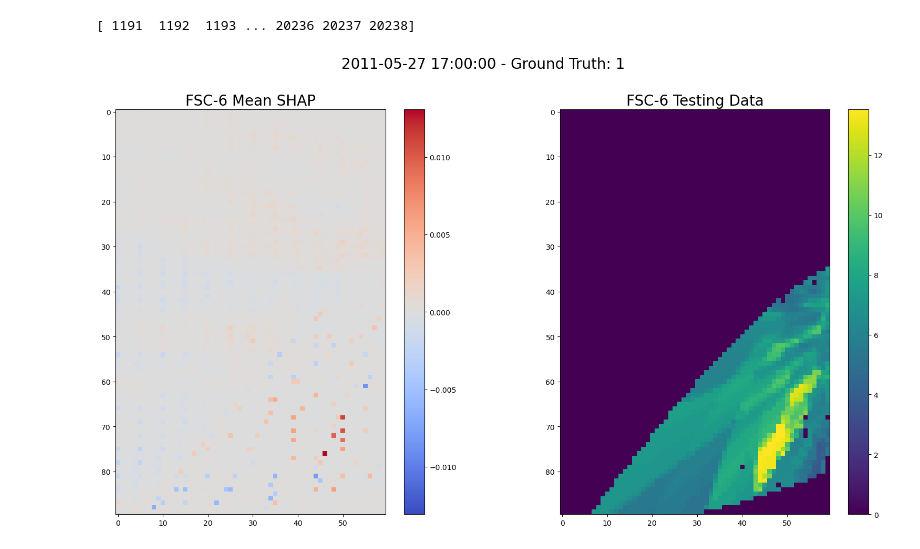
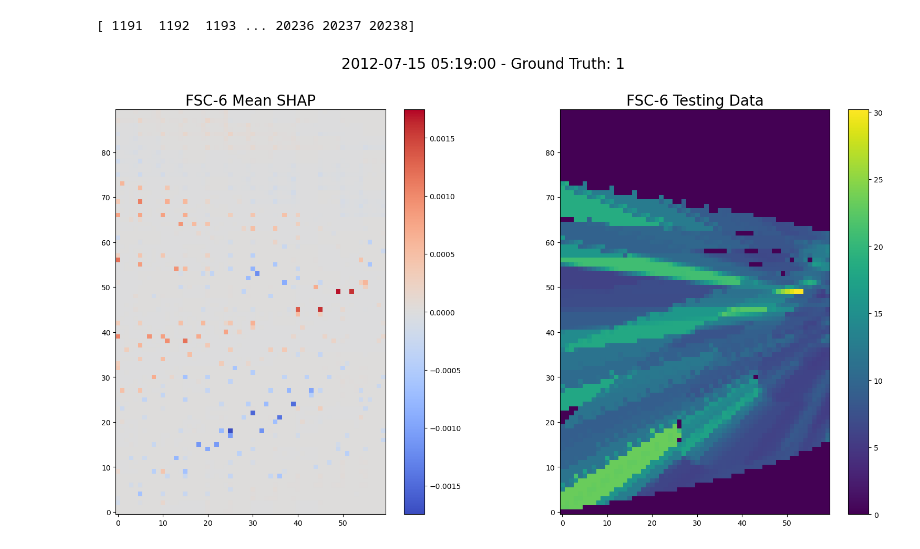
Before and after one commit to mikecoughlan/including_ion_temp_maps, a Jupyter notebook: examining_twins_shap.ipynb, the cells around one changed output. Drawn from its saved outputs; the diff is of its cells as text; code cells hidden in the pictures.

```diff
--- a/examining_twins_shap.ipynb
+++ b/examining_twins_shap.ipynb
@@ -44,18 +45,8 @@ for cluster in cluster_dict.values():
 				with open(f'{scaler_dir}/twins_{key}_twins_v_maxpooling_oversampling.pkl', 'rb') as f:
 					scaler_values = pickle.load(f)
 					scalers[key]['twins'] = scaler_values
-			if os.path.exists(f'{scaler_dir}/swmag_{key}_swmag_v6-oversampling.pkl'):
-				with open(f'{scaler_dir}/swmag_{key}_swmag_v6-oversampling.pkl', 'rb') as f:
-					scaler_values = pickle.load(f)
-					scalers[key]['swmag'] = scaler_values
-					print(f'{key} scalers loaded')
 		else:
 			if os.path.exists(f'{scaler_dir}/twins_{key}_twins_v_maxpooling.pkl'):
 				with open(f'{scaler_dir}/twins_{key}_twins_v_maxpooling.pkl', 'rb') as f:
 					scaler_values = pickle.load(f)
 					scalers[key]['twins'] = scaler_values
-			if os.path.exists(f'{scaler_dir}/swmag_{key}_swmag_v6-1.pkl'):
-				with open(f'{scaler_dir}/swmag_{key}_swmag_v6-1.pkl', 'rb') as f:
-					scaler_values = pickle.load(f)
-					scalers[key]['swmag'] = scaler_values
-					print(f'{key} scalers loaded')
@@ -321,28 +246,28 @@ Error:
 # %%
 cluster = 'fennoscandinavian_cluster'
 region = 'FSC-6'
 # cluster = 'canadian_cluster'
 # region = 'CAN-2'
 positive_list = cluster_dict[cluster]['regions'][region]['twins_shap']['ytest'] == 1
 # getting True indicies
 positive_list = np.where(positive_list)[0]
 print(positive_list)
-j=430
+j=955
 i = positive_list[j]
 
 fig, axes = plt.subplots(1, 2, figsize=(20, 10))
 # doing imshow with colorbar
 plt.suptitle(f"{cluster_dict[cluster]['regions'][region]['twins_shap']['Date_UTC'].iloc[i][0]} - Ground Truth: {cluster_dict[cluster]['regions'][region]['twins_shap']['ytest'][i]}", fontsize=20)
 extreme = np.max(np.abs(cluster_dict[cluster]['regions'][region]['twins_shap']['twins_mean_shap'][i]))
-im = axes[0].imshow(cluster_dict[cluster]['regions'][region]['twins_shap']['twins_mean_shap'][i], cmap='coolwarm', vmin=-extreme, vmax=extreme)
+im = axes[0].imshow(cluster_dict[cluster]['regions'][region]['twins_shap']['twins_mean_shap'][i], cmap='coolwarm', vmin=-extreme, vmax=extreme, origin='lower')
 fig.colorbar(im, ax=axes[0])
 axes[0].set_title(f'{region} Mean SHAP', fontsize=20)
 
-im = axes[1].imshow(cluster_dict[cluster]['regions'][region]['twins_shap']['testing_data'][1][i])
+im = axes[1].imshow(cluster_dict[cluster]['regions'][region]['twins_shap']['testing_data'][1][i], origin='lower')
 fig.colorbar(im, ax=axes[1])
 axes[1].set_title(f'{region} Testing Data', fontsize=20)
 
 plt.show()
 # %% [output]
 [ 1191  1192  1193 ... 20236 20237 20238]
-[figure, old version]
+[figure, new version]
```
Also changed, not shown: parts of 8 cells of this notebook, 24 other files.
